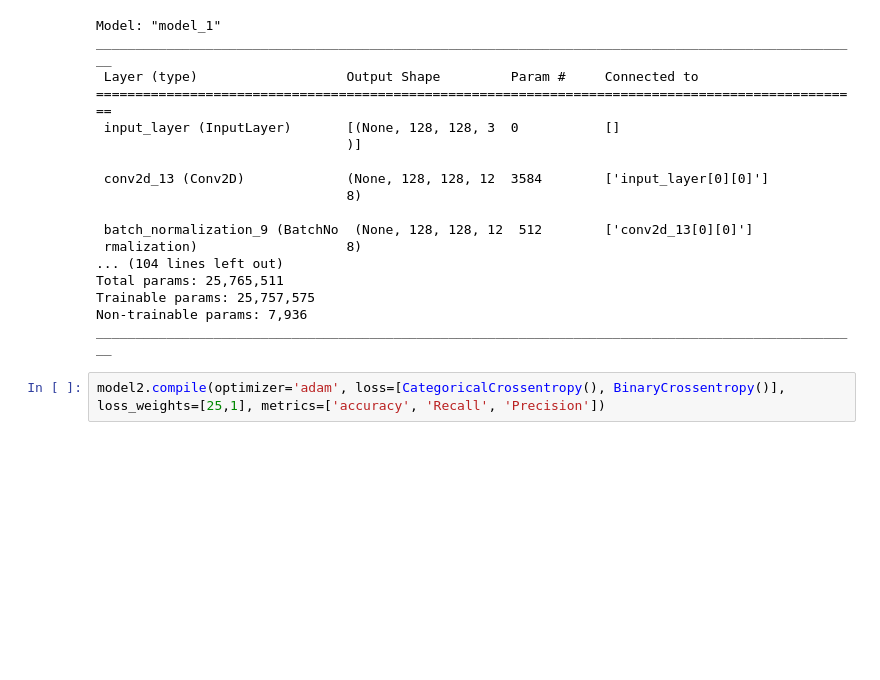
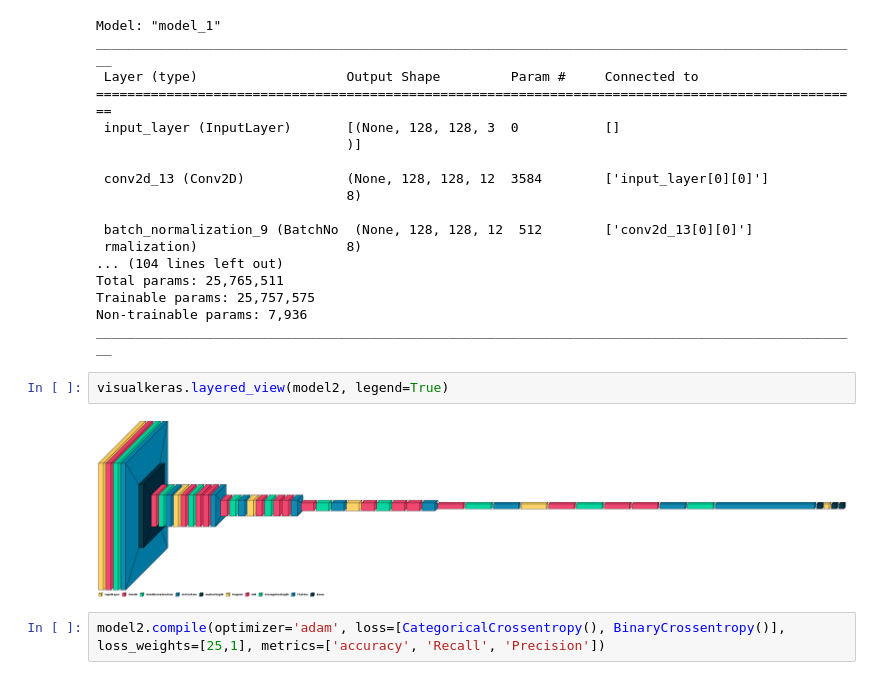
Before and after one commit to kmatk/AutoID, a Jupyter notebook: notebook.ipynb, the cells around one changed output. Drawn from its saved outputs; the diff is of its cells as text; blank space fills up the shorter version.

```diff
--- a/notebook.ipynb
+++ b/notebook.ipynb
@@ -670,6 +695,10 @@ Total params: 25,765,511
 Trainable params: 25,757,575
 Non-trainable params: 7,936
 __________________________________________________________________________________________________
+# %%
+visualkeras.layered_view(model2, legend=True)
+# %% [output]
+[figure, added]
 # %%
 model2.compile(optimizer='adam', loss=[CategoricalCrossentropy(), BinaryCrossentropy()], loss_weights=[25,1], metrics=['accuracy', 'Recall', 'Precision'])
 # %%
```
Also changed, not shown: parts of 11 cells of this notebook.
